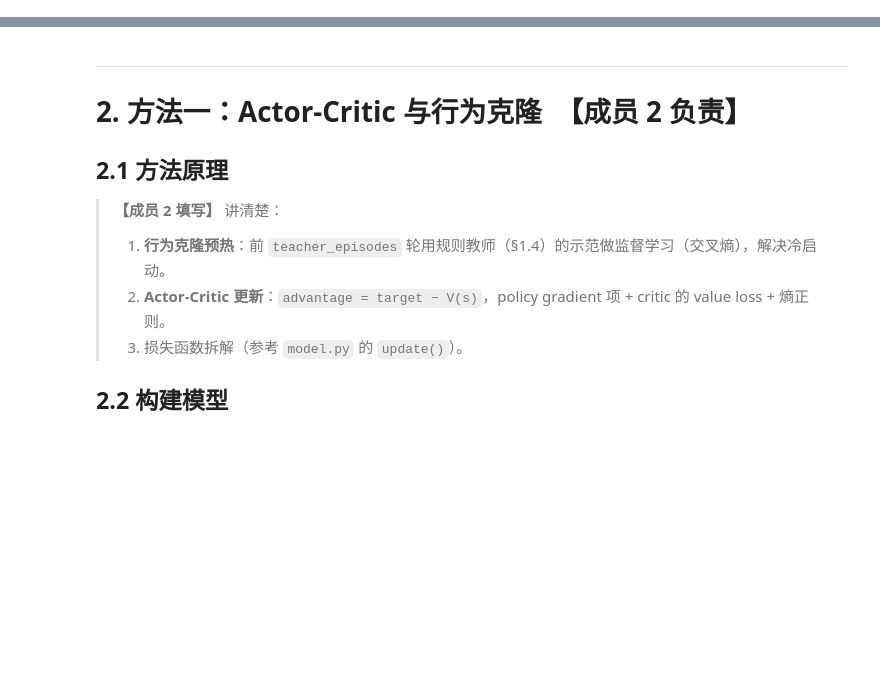
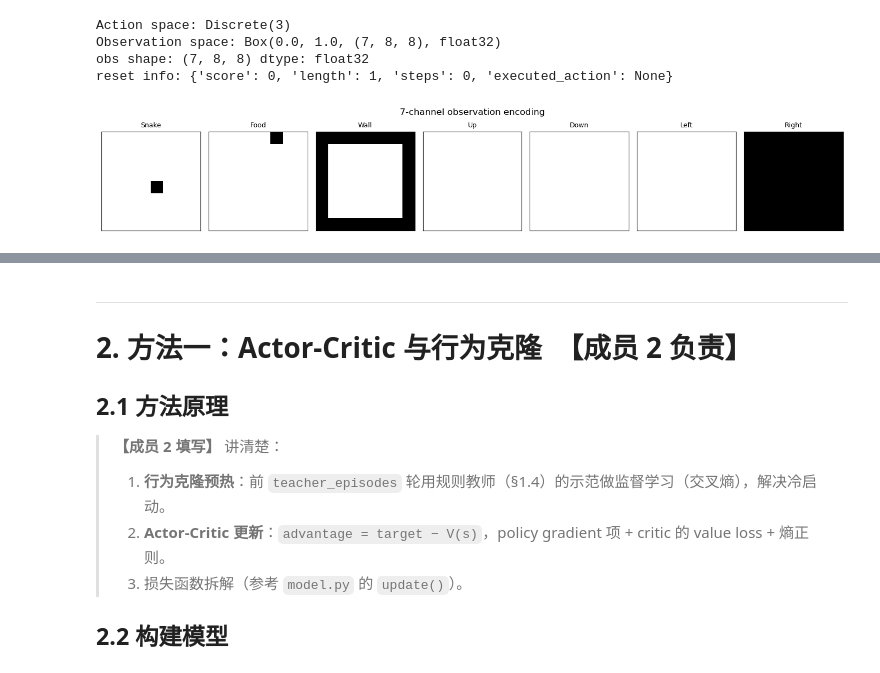
Before and after one commit to Allepsilon-0/DSA5102-Final-Group-Project, a Jupyter notebook: Snake/DSA5102_final_project_snake.ipynb, the cells around one changed output, grey strips where cells are left out. Drawn from its saved outputs; the diff is of its cells as text; code cells hidden in the pictures; blank space fills up the shorter version.

```diff
--- a/Snake/DSA5102_final_project_snake.ipynb
+++ b/Snake/DSA5102_final_project_snake.ipynb
@@ -102,21 +171,28 @@ plt.show()
 # %%
-# 初始化环境，查看动作与观测空间（成员 1）
-env = SnakeEnv(grid_size=6, end_score=4, max_steps=100)
-print("动作空间:", env.action_space)         # Discrete(3)
-print("观测空间:", env.observation_space)     # Box(7, 6, 6)
+# Initialize the environment and inspect action / observation spaces
+env = SnakeEnv(grid_size=8, end_score=8, max_steps=300)
+print("Action space:", env.action_space)          # Discrete(3): 0=left, 1=right, 2=straight
+print("Observation space:", env.observation_space)  # Box(7, 8, 8): 7 channels, 8x8 grid
 
 obs, info = env.reset(seed=42)
-print("观测 shape:", obs.shape, "dtype:", obs.dtype)
-print("reset 返回 info:", info)
+print("obs shape:", obs.shape, "dtype:", obs.dtype)
+print("reset info:", info)
 
-# 可视化观测的 7 个通道（蛇身 / 食物 / 墙体 / 方向）
+# Visualize the 7 observation channels (snake / food / wall / direction)
 fig, axes = plt.subplots(1, 7, figsize=(14, 2.5))
-channel_names = ["蛇身", "食物", "墙体", "上", "下", "左", "右"]
+channel_names = ["Snake", "Food", "Wall", "Up", "Down", "Left", "Right"]
 for i, ax in enumerate(axes):
     ax.imshow(obs[i], cmap="gray_r", vmin=0, vmax=1)
     ax.set_title(channel_names[i], fontsize=9)
     ax.set_xticks([]); ax.set_yticks([])
-plt.suptitle("7 通道观测编码")
+plt.suptitle("7-channel observation encoding")
 plt.tight_layout()
 plt.show()
+env.close()
+# %% [output]
+Action space: Discrete(3)
+Observation space: Box(0.0, 1.0, (7, 8, 8), float32)
+obs shape: (7, 8, 8) dtype: float32
+reset info: {'score': 0, 'length': 1, 'steps': 0, 'executed_action': None}
+[figure, added]
 # %% [markdown]
```
Also changed, not shown: parts of 18 cells of this notebook, 1 other file.
